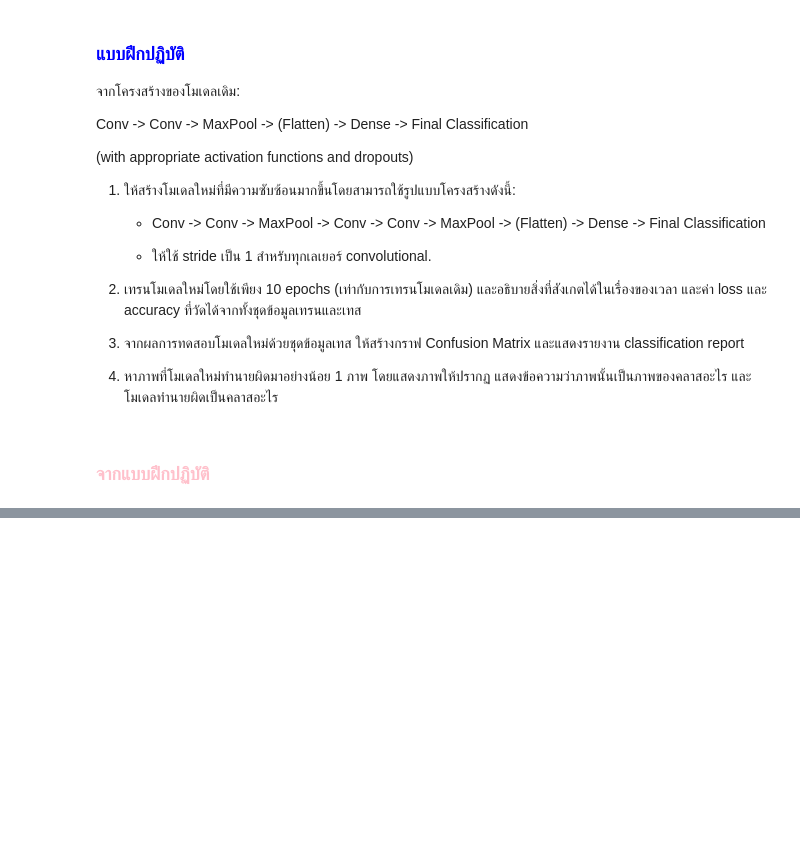
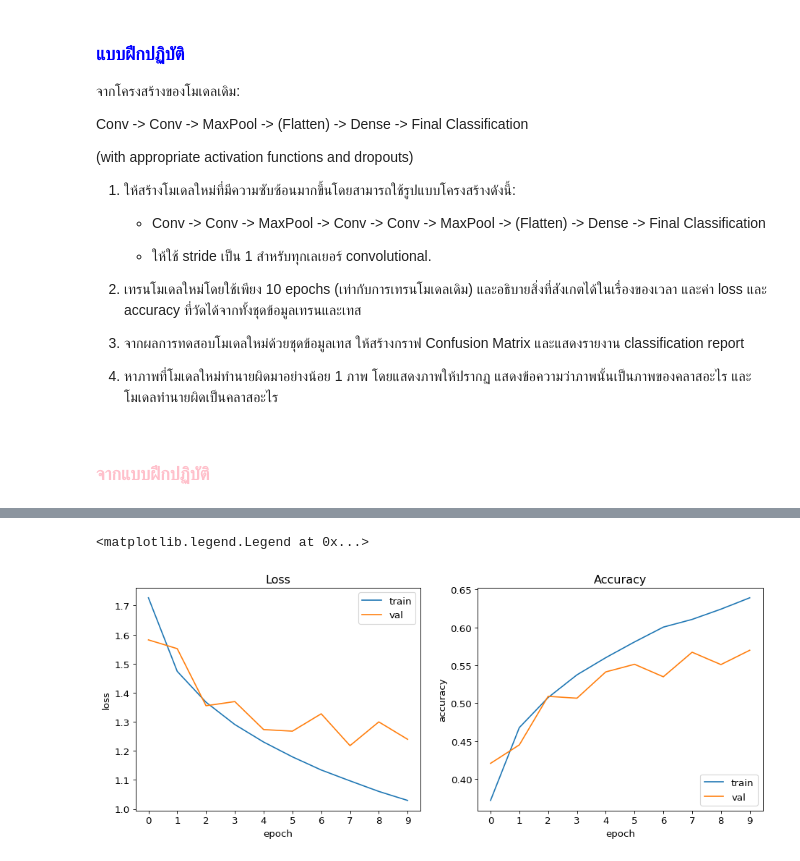
Before and after one commit to Wr3nch-ren/01418364-practical-deep-learning, a Jupyter notebook: 06_CIFAR10_First_CNN_HW.ipynb, the cells around one changed output, grey strips where cells are left out. Drawn from its saved outputs; the diff is of its cells as text; code cells hidden in the pictures; blank space fills up the shorter version.

```diff
--- a/06_CIFAR10_First_CNN_HW.ipynb
+++ b/06_CIFAR10_First_CNN_HW.ipynb
@@ -376,0 +530,23 @@ plt.show()
+# %%
+# Using LeNet-5 Architecture
+set_seed(12345)
+
+model_1 = Sequential()
+
+model_1.add(Conv2D(filters=6, kernel_size=(5, 5), strides=(1, 1), activation='relu', input_shape=(32,32,3)))
+model_1.add(MaxPooling2D(pool_size=(2, 2)))
+
+model_1.add(Conv2D(filters=16, kernel_size=(5, 5), strides=(1, 1), activation='relu'))
+model_1.add(MaxPooling2D(pool_size=(2, 2)))
+
+model_1.add(Flatten())
+
+# model_1.add(Dense(units=400, activation='relu'))
+
+model_1.add(Dense(units=120, activation='relu'))
+
+model_1.add(Dense(units=84, activation='relu'))
+
+model_1.add(Dense(units=10, activation = 'softmax'))
+
+model_1.summary()
@@ -392,0 +608,22 @@ history_1 = model_1.fit(x_train, y_train,
+# %%
+fig = plt.figure(figsize=(14, 5), dpi=80)
+ax = fig.add_subplot(1, 2, 1)
+ax.xaxis.set_major_locator(MaxNLocator(integer=True))
+ax.plot(history_1.history['loss'])
+ax.plot(history_1.history['val_loss'])
+ax.set_title('Loss')
+ax.set_ylabel('loss')
+ax.set_xlabel('epoch')
+ax.legend(['train', 'val'], loc='upper right')
+
+ax = fig.add_subplot(1, 2, 2)
+ax.xaxis.set_major_locator(MaxNLocator(integer=True))
+ax.plot(history_1.history['accuracy'])
+ax.plot(history_1.history['val_accuracy'])
+ax.set_title('Accuracy')
+ax.set_ylabel('accuracy')
+ax.set_xlabel('epoch')
+ax.legend(['train', 'val'], loc='lower right')
+# %% [output]
+<matplotlib.legend.Legend at 0x...>
+[figure, added]
```
Also changed, not shown: parts of 22 cells of this notebook.
